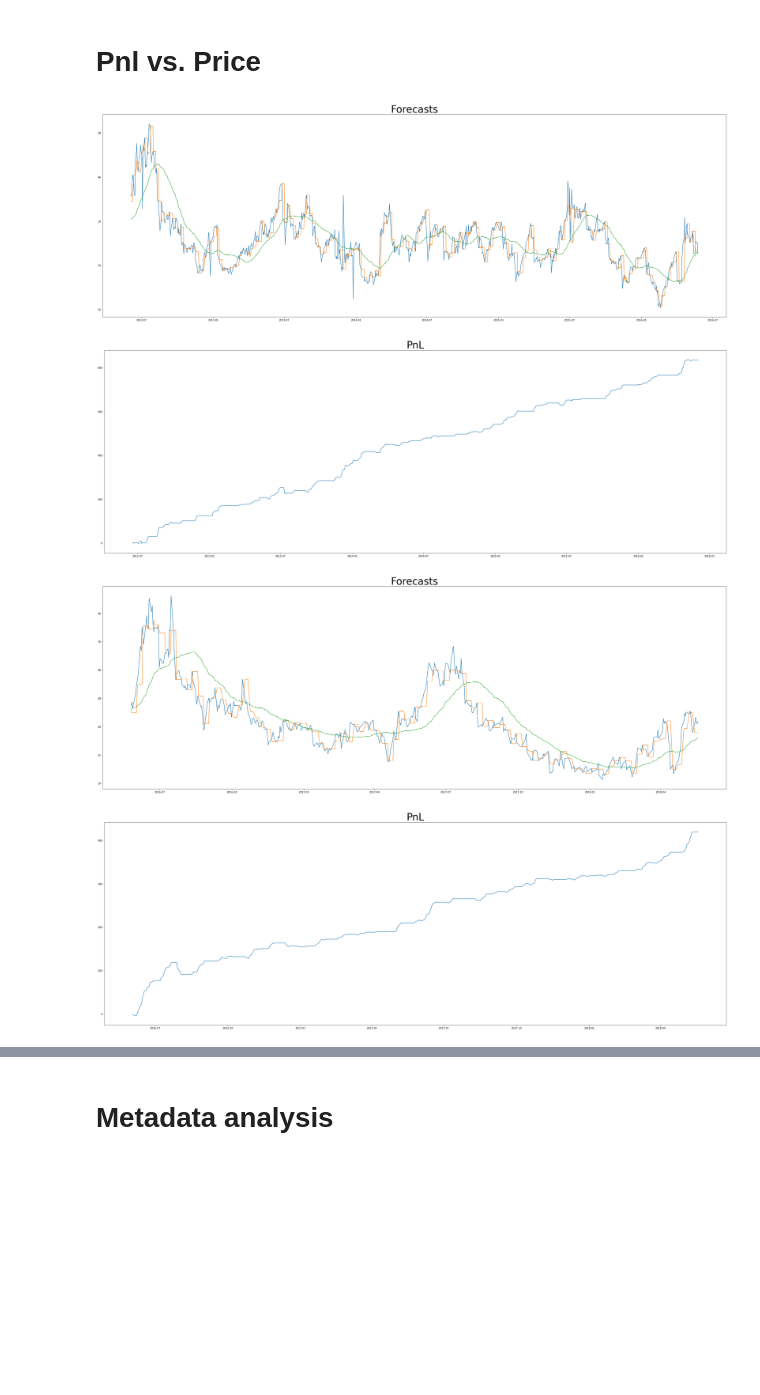
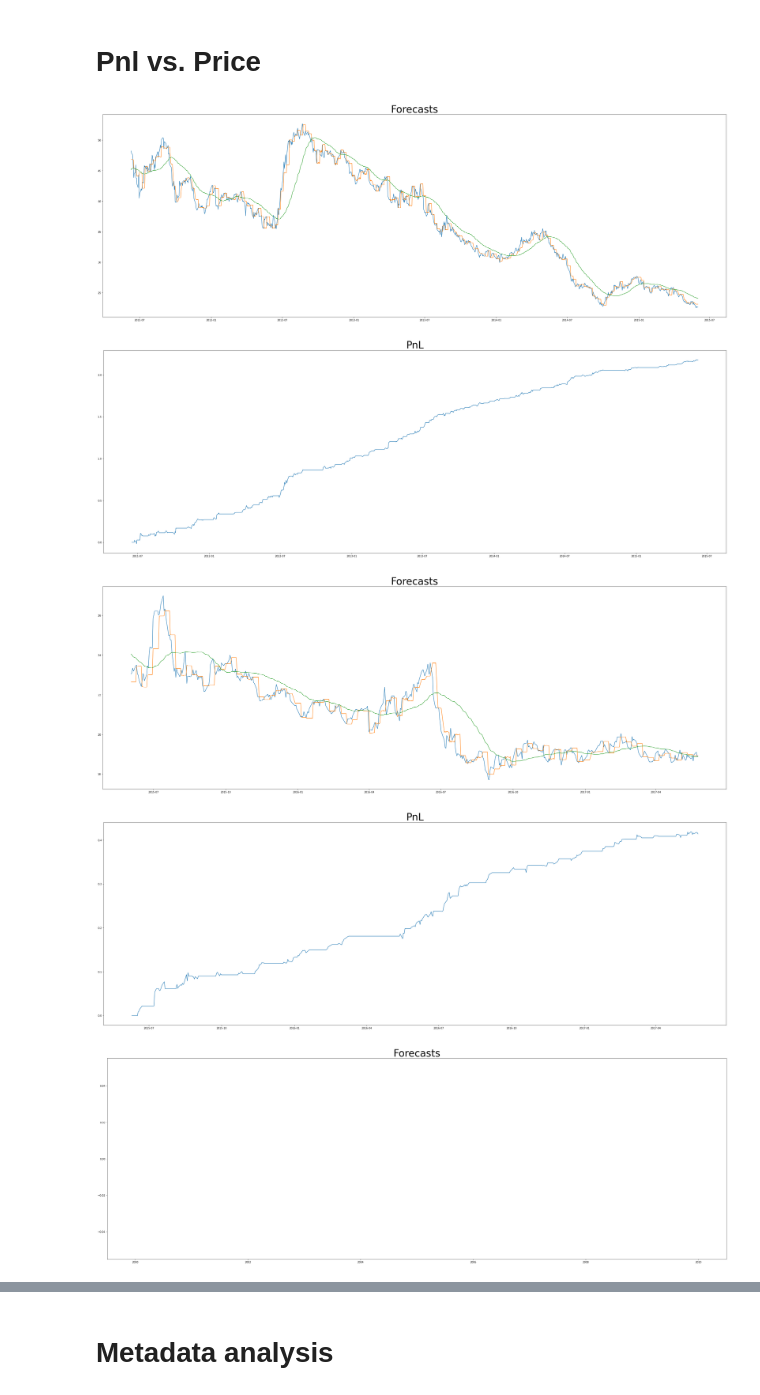
Before and after one commit to jamsyd/jamsydLibrary, a Jupyter notebook: approved_projects/arma_ma/documents/analysis.ipynb, the cells around one changed output, grey strips where cells are left out. Drawn from its saved outputs; the diff is of its cells as text; code cells hidden in the pictures; blank space fills up the shorter version.

```diff
--- a/approved_projects/arma_ma/documents/analysis.ipynb
+++ b/approved_projects/arma_ma/documents/analysis.ipynb
@@ -4,13 +4,13 @@ import pandas as pd
 
 import matplotlib.pyplot as plt
 # %%
-forcast_df         = pd.read_csv(r'C:\Users\James Stanley\Documents\GitHub\backtest_utilities\forecasts_civ_(1, 0)_True_5.csv',parse_dates=True,index_col='asofdate')
-metadata_df        = pd.read_csv(r'C:\Users\James Stanley\Documents\GitHub\backtest_utilities\metadata_civ_(1, 0)_True_5.csv',parse_dates=True,index_col='asofdate')
-metadatasummary_df = pd.read_csv(r'C:\Users\James Stanley\Documents\GitHub\backtest_utilities\metadatasummary_civ_arma_(1,0).csv',parse_dates=True)
-pnl_df             = pd.read_csv(r'C:\Users\James Stanley\Documents\GitHub\backtest_utilities\pnl_armaspreadthreshold_civ_(1, 0)_True_5.csv',parse_dates=True,index_col='asofdate')
-positions_df       = pd.read_csv(r'C:\Users\James Stanley\Documents\GitHub\backtest_utilities\positions_civ_arma_ma50_(1,0).csv',parse_dates=True,index_col='asofdate')
-trade_pnl          = pd.read_csv(r'C:\Users\James Stanley\Documents\GitHub\backtest_utilities\tradelevelpnl_armaspreadthreshold_civ_(1, 0)_True_5.csv',parse_dates=True,index_col='asofdate')
-performance_df     = pd.read_csv(r'C:\Users\James Stanley\Documents\GitHub\backtest_utilities\tradeperformance_civ_arma_ma50_(1,0).csv',parse_dates=True)
+forcast_df         = pd.read_csv(r'C:\Users\James Stanley\Documents\GitHub\backtest_utilities\forecasts_CORN_(1, 1)_True_5.csv',parse_dates=True,index_col='asofdate')
+metadata_df        = pd.read_csv(r'C:\Users\James Stanley\Documents\GitHub\backtest_utilities\metadata_CORN_(1, 1)_True_5.csv',parse_dates=True,index_col='asofdate')
+metadatasummary_df = pd.read_csv(r'C:\Users\James Stanley\Documents\GitHub\backtest_utilities\metadatasummary_CORN_arma_(1,1).csv',parse_dates=True)
+pnl_df             = pd.read_csv(r'C:\Users\James Stanley\Documents\GitHub\backtest_utilities\pnl_armaspreadthreshold_CORN_(1, 1)_True_5.csv',parse_dates=True,index_col='asofdate')
+positions_df       = pd.read_csv(r'C:\Users\James Stanley\Documents\GitHub\backtest_utilities\positions_CORN_arma_ma50_(1,1).csv',parse_dates=True,index_col='asofdate')
+# trade_pnl          = pd.read_csv(r'C:\Users\James Stanley\Documents\GitHub\backtest_utilities\approved_projects\arma_ma\backtest\output\stocks\tradelevelpnl_armaspreadthreshold_CORN_(2, 2)_True_5.csv',parse_dates=True,index_col='asofdate')
+# performance_df     = pd.read_csv(r'C:\Users\James Stanley\Documents\GitHub\backtest_utilities\approved_projects\arma_ma\backtest\output\stocks\tradeperformance_CORN_arma_ma50_(2,2).csv',parse_dates=True)
 # %%
 metadatasummary_df
 # %% [output]
@@ -111,23 +108,24 @@ plt.show()
 # %% [markdown]
 # Pnl vs. Price
 # %%
-for i in range(2):
+for i in range(10):
     plt.figure(figsize=(45,15))
 
     plt.plot(forcast_df['close'][i*1000:(i+1)*1000])
     plt.plot(forcast_df['pointForecast'][i*1000:(i+1)*1000])
     plt.title('Forecasts',fontsize=40)
     plt.plot(forcast_df['MA_50'][i*1000:(i+1)*1000])
 
     plt.show()
 
     plt.figure(figsize=(45,15))
 
-    plt.plot(pnl_df['pnl'][i*1000:(i+1)*1000].cumsum())
+    plt.plot(pnl_df['pnl'][i*1000:(i+1)*1000].cumsum()/forcast_df['close'][i])
     plt.title('PnL',fontsize=40)
     plt.show()
 # %% [output]
-[figure, old version]
+[figure, new version]
-[figure, old version]
+[figure, new version]
-[figure, old version]
+[figure, new version]
-[figure, old version]
+[figure, new version]
+[figure, added]
```
Also changed, not shown: parts of 8 cells of this notebook, 40 other files.
